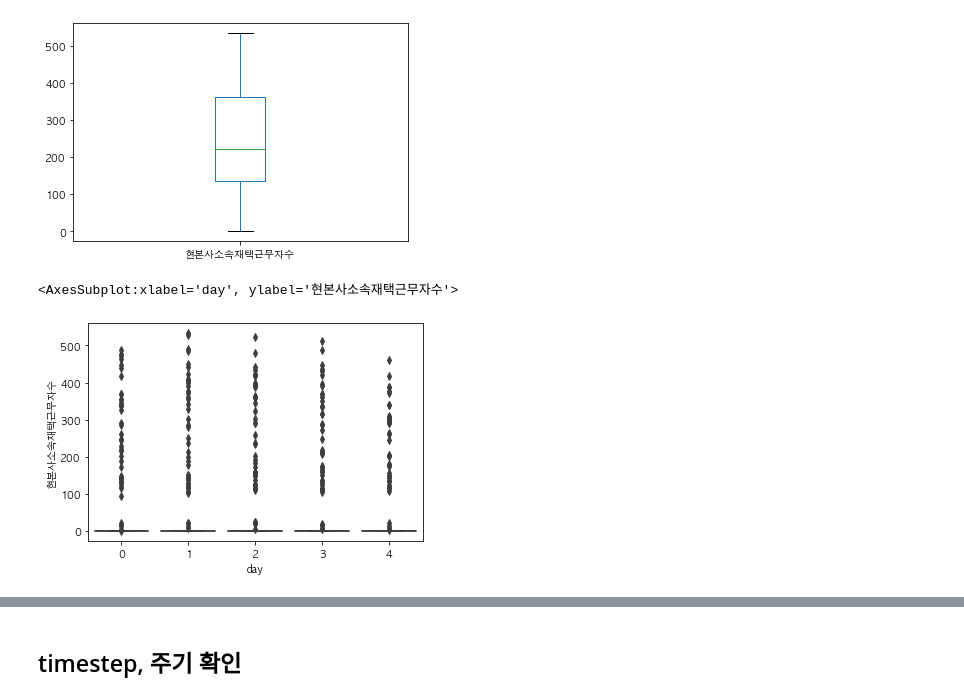
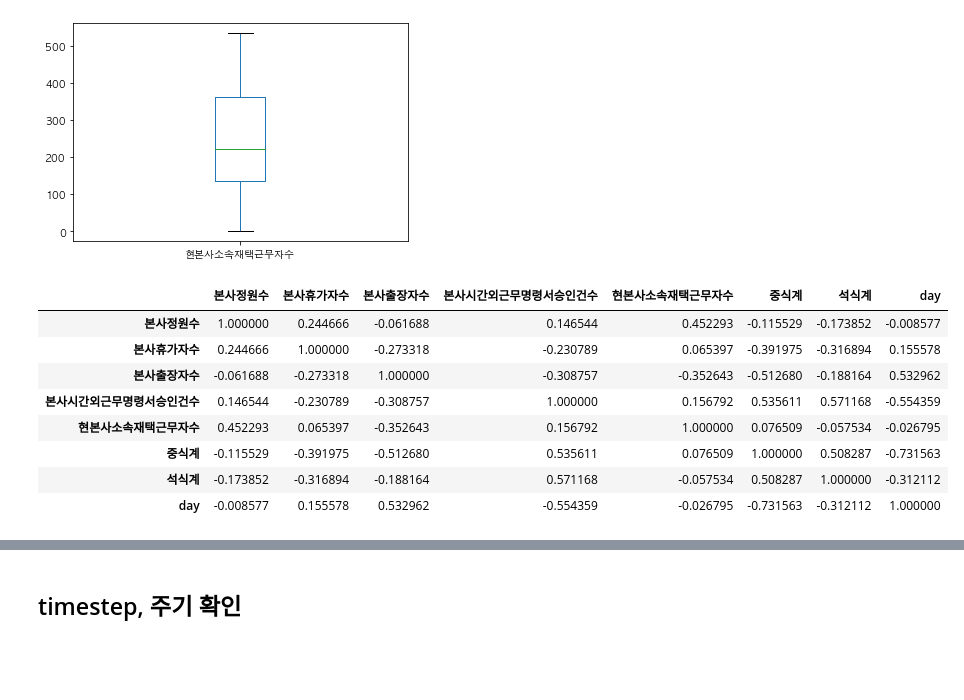
Before and after one commit to nahyeon-an/python, a Jupyter notebook: python-projects/cafeteria-predict/eda.ipynb, the cells around one changed output, grey strips where cells are left out. Cells and saved outputs as stored; diff of their text form; code cells hidden in the pictures; blank space fills up the shorter version.

```diff
--- a/python-projects/cafeteria-predict/eda.ipynb
+++ b/python-projects/cafeteria-predict/eda.ipynb
@@ -328,8 +259,15 @@ df['현본사소속재택근무자수'].loc[df['현본사소속재택근무자
 # %% [output]
 <AxesSubplot:>
 [figure]
-# %%
-sns.boxplot(x=df['day'], y=df['현본사소속재택근무자수'])
-# %% [output]
-<AxesSubplot:xlabel='day', ylabel='현본사소속재택근무자수'>
-[figure, removed]
+# %%
+df.corr()
+# %% [output]
+|  | 본사정원수 | 본사휴가자수 | 본사출장자수 | 본사시간외근무명령서승인건수 | 현본사소속재택근무자수 | 중식계 | 석식계 | day |
+| 본사정원수 | 1.000000 | 0.244666 | -0.061688 | 0.146544 | 0.452293 | -0.115529 | -0.173852 | -0.008577 |
+| 본사휴가자수 | 0.244666 | 1.000000 | -0.273318 | -0.230789 | 0.065397 | -0.391975 | -0.316894 | 0.155578 |
+| 본사출장자수 | -0.061688 | -0.273318 | 1.000000 | -0.308757 | -0.352643 | -0.512680 | -0.188164 | 0.532962 |
+| 본사시간외근무명령서승인건수 | 0.146544 | -0.230789 | -0.308757 | 1.000000 | 0.156792 | 0.535611 | 0.571168 | -0.554359 |
+| 현본사소속재택근무자수 | 0.452293 | 0.065397 | -0.352643 | 0.156792 | 1.000000 | 0.076509 | -0.057534 | -0.026795 |
+| 중식계 | -0.115529 | -0.391975 | -0.512680 | 0.535611 | 0.076509 | 1.000000 | 0.508287 | -0.731563 |
+| 석식계 | -0.173852 | -0.316894 | -0.188164 | 0.571168 | -0.057534 | 0.508287 | 1.000000 | -0.312112 |
+| day | -0.008577 | 0.155578 | 0.532962 | -0.554359 | -0.026795 | -0.731563 | -0.312112 | 1.000000 |
```
Also changed, not shown: parts of 19 cells of this notebook, 7 other files.
